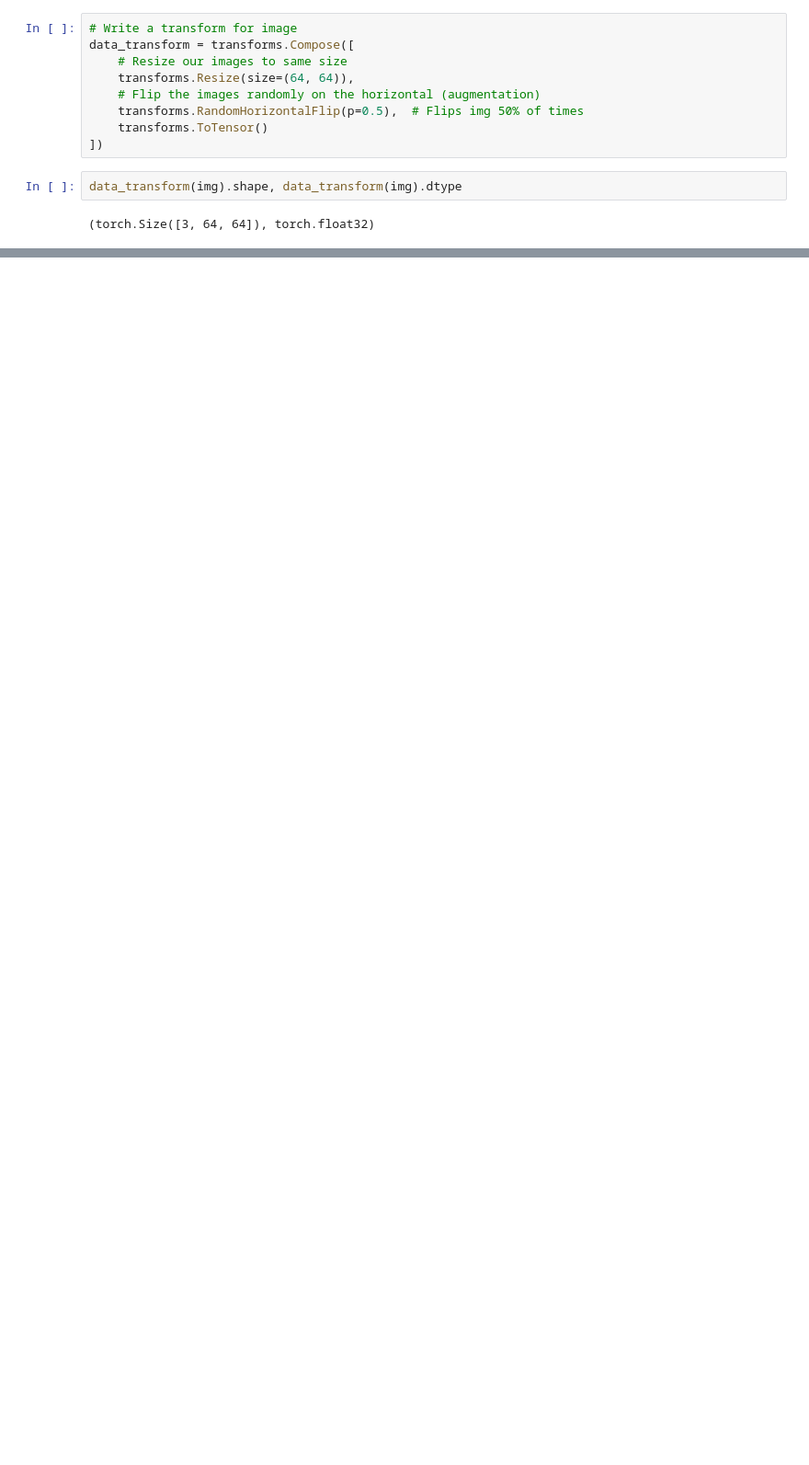
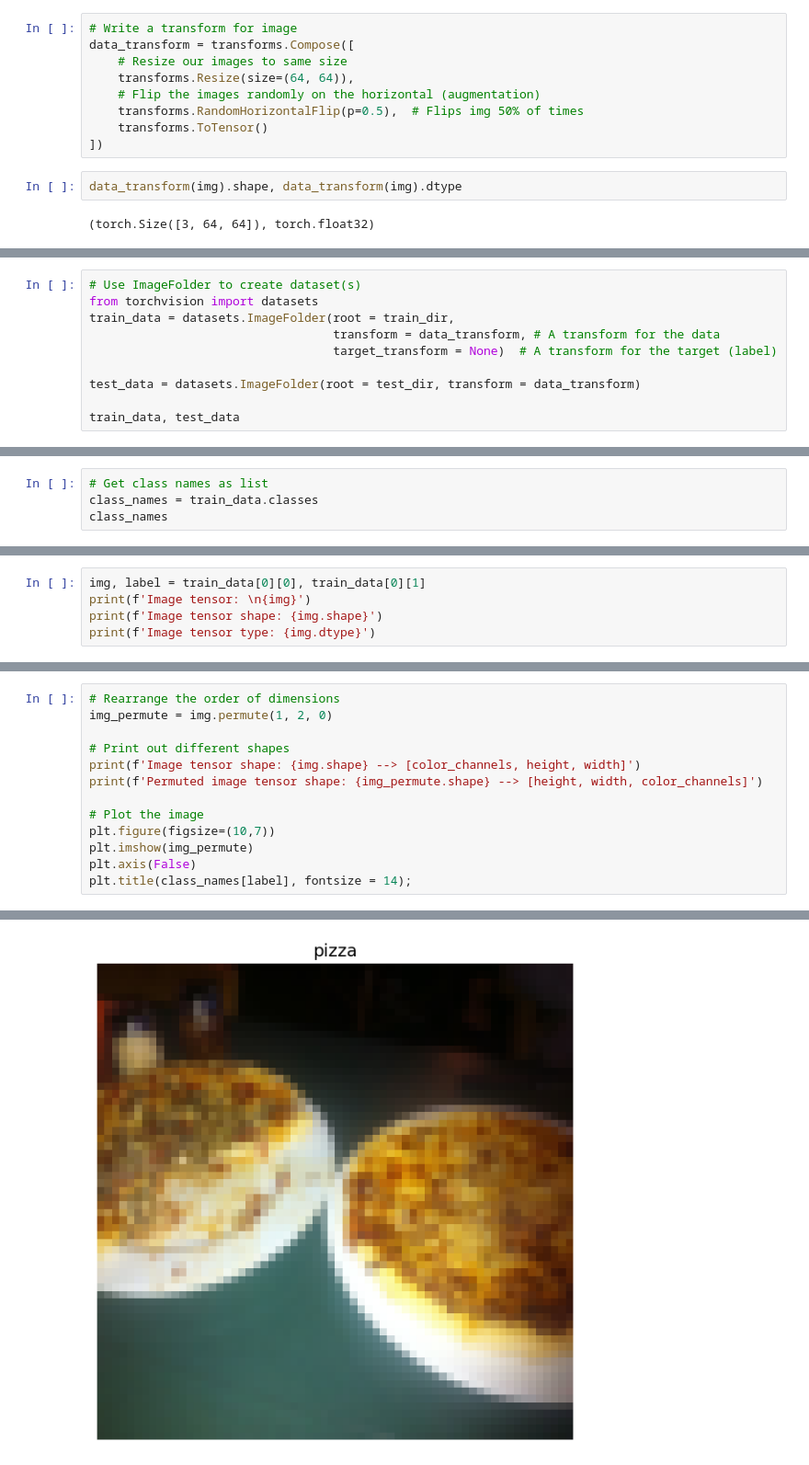
Before and after one commit to suryansh-sinha/Learning-PyTorch, a Jupyter notebook: Daniel Bourke/04_PyTorch_Custom_Datasets.ipynb, the cells around one changed output, grey strips where cells are left out. Shown at 92% size. Cells and saved outputs as stored; diff of their text form; blank space fills up the shorter version.

Commit message:
Create DataLoader using ImageFolder

```diff
--- a/Daniel Bourke/04_PyTorch_Custom_Datasets.ipynb
+++ b/Daniel Bourke/04_PyTorch_Custom_Datasets.ipynb
@@ -242,0 +245,10 @@ plot_transformed_images(image_paths = image_path_list,
+# %%
+# Use ImageFolder to create dataset(s)
+from torchvision import datasets
+train_data = datasets.ImageFolder(root = train_dir,
+                                  transform = data_transform, # A transform for the data
+                                  target_transform = None)  # A transform for the target (label)
+
+test_data = datasets.ImageFolder(root = test_dir, transform = data_transform)
+
+train_data, test_data
@@ -242,0 +274,4 @@ plot_transformed_images(image_paths = image_path_list,
+# %%
+# Get class names as list
+class_names = train_data.classes
+class_names
@@ -242,0 +317,5 @@ plot_transformed_images(image_paths = image_path_list,
+# %%
+img, label = train_data[0][0], train_data[0][1]
+print(f'Image tensor: \n{img}')
+print(f'Image tensor shape: {img.shape}')
+print(f'Image tensor type: {img.dtype}')
@@ -242,0 +348,14 @@ plot_transformed_images(image_paths = image_path_list,
+# %%
+# Rearrange the order of dimensions
+img_permute = img.permute(1, 2, 0)
+
+# Print out different shapes
+print(f'Image tensor shape: {img.shape} --> [color_channels, height, width]')
+print(f'Permuted image tensor shape: {img_permute.shape} --> [height, width, color_channels]')
+
+# Plot the image
+plt.figure(figsize=(10,7))
+plt.imshow(img_permute)
+plt.axis(False)
+plt.title(class_names[label], fontsize = 14);
+# %% [output]
@@ -242,0 +364 @@ plot_transformed_images(image_paths = image_path_list,
+[figure, added]
```
Also changed, not shown: parts of 20 cells of this notebook.
